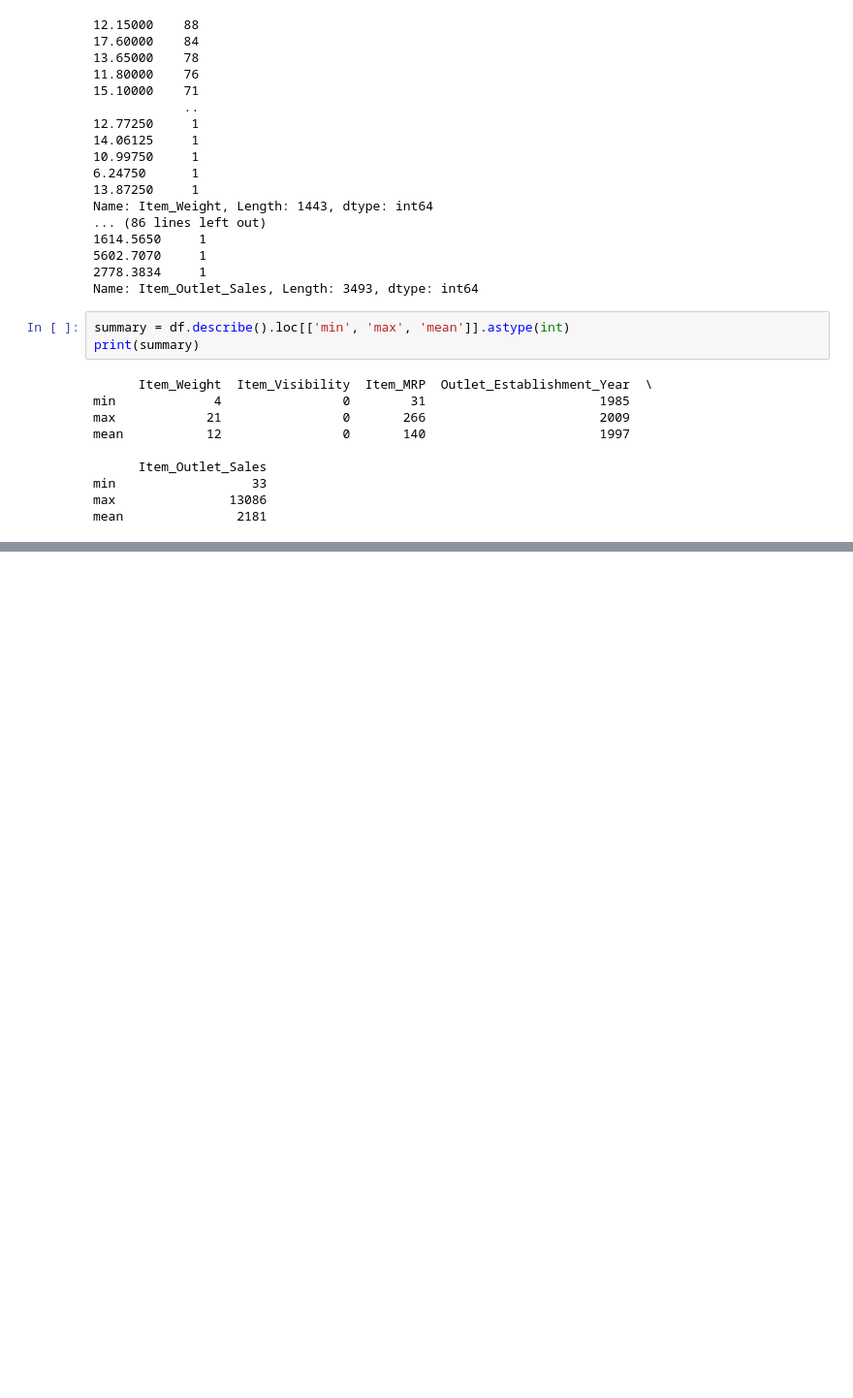
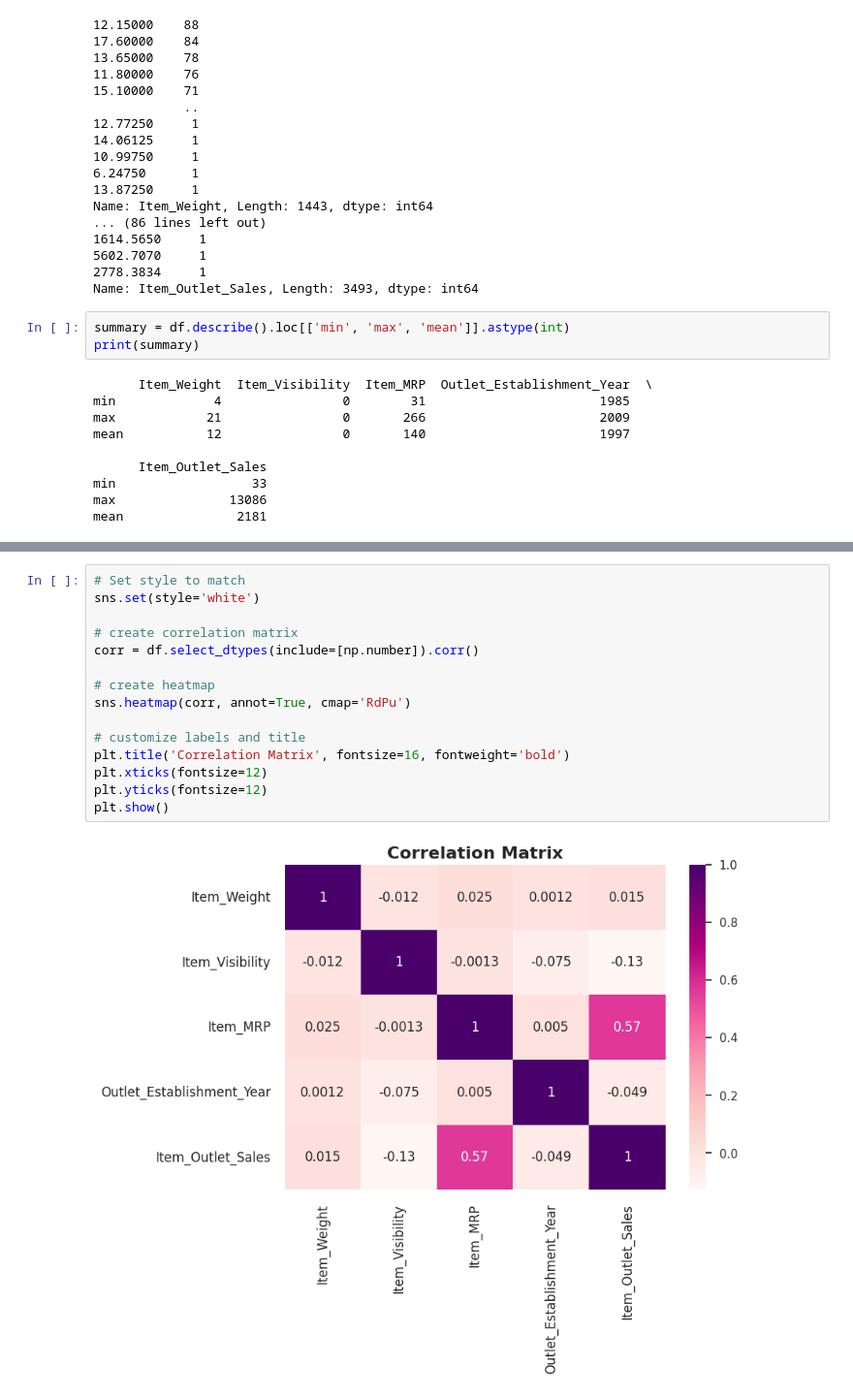
Before and after one commit to roseanalytica/sales_prediction, a Jupyter notebook: Sales_Prediction_Project.ipynb, the cells around one changed output, grey strips where cells are left out. Shown: that part at 97% size. Drawn from its saved outputs; the diff is of its cells as text; blank space fills up the shorter version.

```diff
--- a/Sales_Prediction_Project.ipynb
+++ b/Sales_Prediction_Project.ipynb
@@ -181,0 +247,17 @@ mean               2181
+# %%
+# Set style to match
+sns.set(style='white')
+
+# create correlation matrix
+corr = df.select_dtypes(include=[np.number]).corr()
+
+# create heatmap
+sns.heatmap(corr, annot=True, cmap='RdPu')
+
+# customize labels and title
+plt.title('Correlation Matrix', fontsize=16, fontweight='bold')
+plt.xticks(fontsize=12)
+plt.yticks(fontsize=12)
+plt.show()
+# %% [output]
+[figure, added]
```
Also changed, not shown: parts of 14 cells of this notebook.
